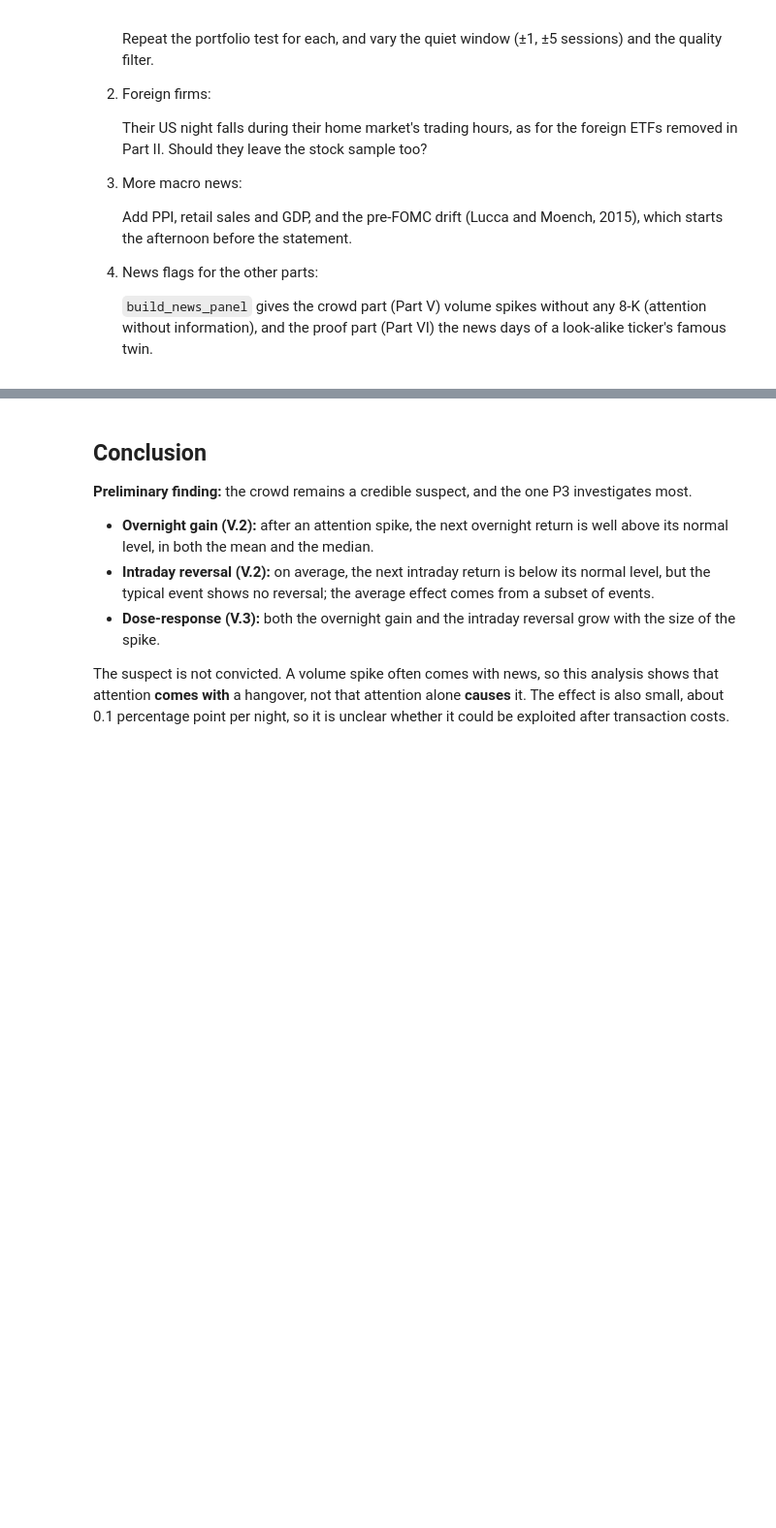
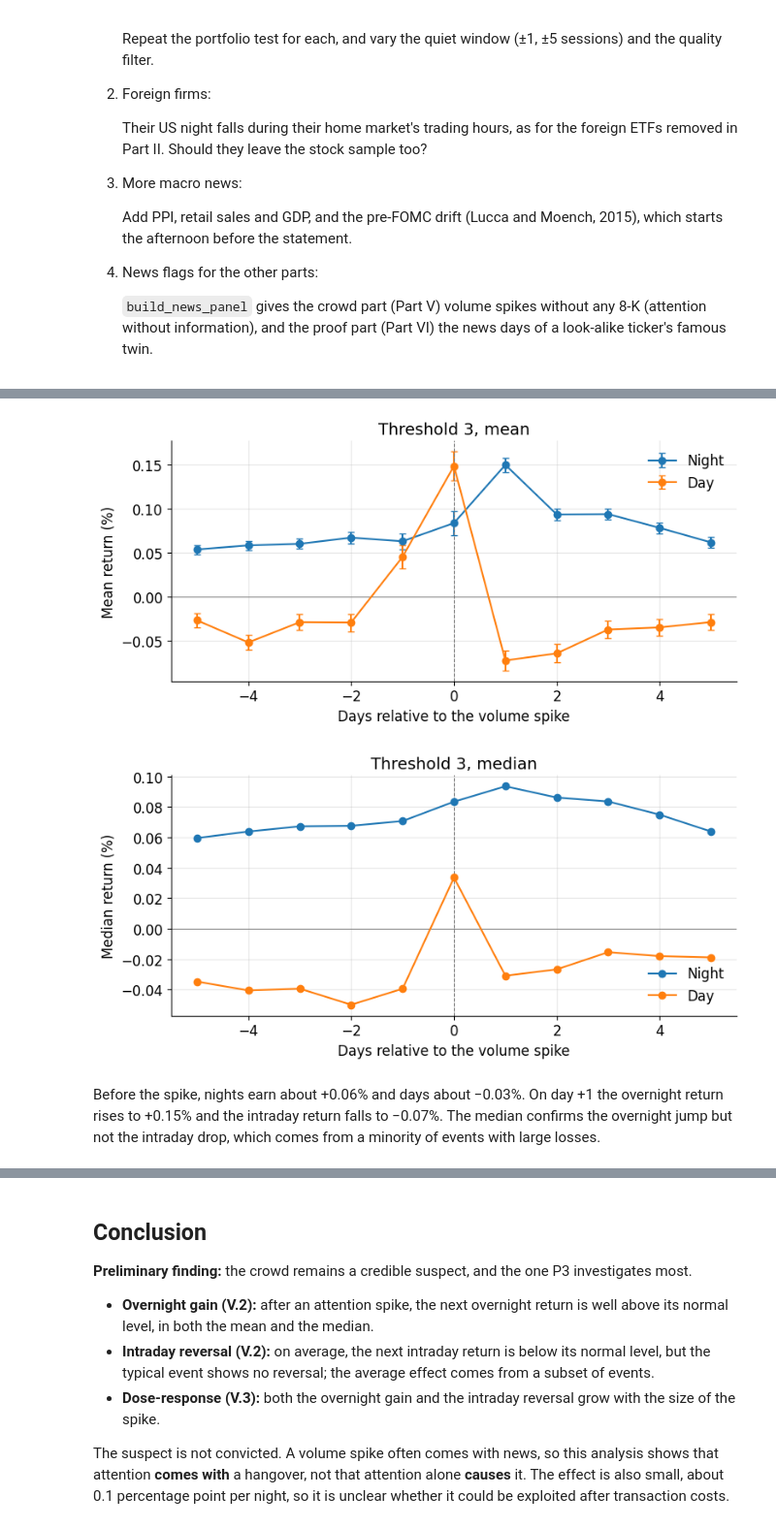
Before and after one commit to theanalysts-ada/Project_ADA_Stock_Markets_TheAnalysts, a Jupyter notebook: results.ipynb, the cells around one changed output, grey strips where cells are left out. Shown at 97% size. Cells and saved outputs as stored; diff of their text form; code cells hidden in the pictures; blank space fills up the shorter version.

```diff
--- a/results.ipynb
+++ b/results.ipynb
@@ -1159,0 +1100,8 @@ Google search interest measures public attention more directly than volume. We t
+# %%
+fig = plot_event_study(result, stat="mean", title="Threshold 3, mean")
+fig = plot_event_study(result, stat="median", title="Threshold 3, median")
+# %% [output]
+[figure, added]
+[figure, added]
+# %% [markdown]
+Before the spike, nights earn about +0.06% and days about −0.03%. On day +1 the overnight return rises to +0.15% and the intraday return falls to −0.07%. The median confirms the overnight jump but not the intraday drop, which comes from a minority of events with large losses.
```
Also changed, not shown: parts of 20 cells of this notebook.
